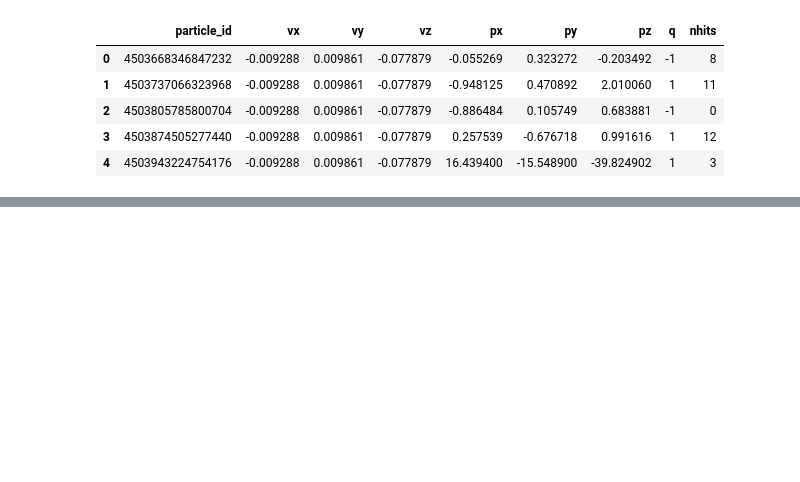
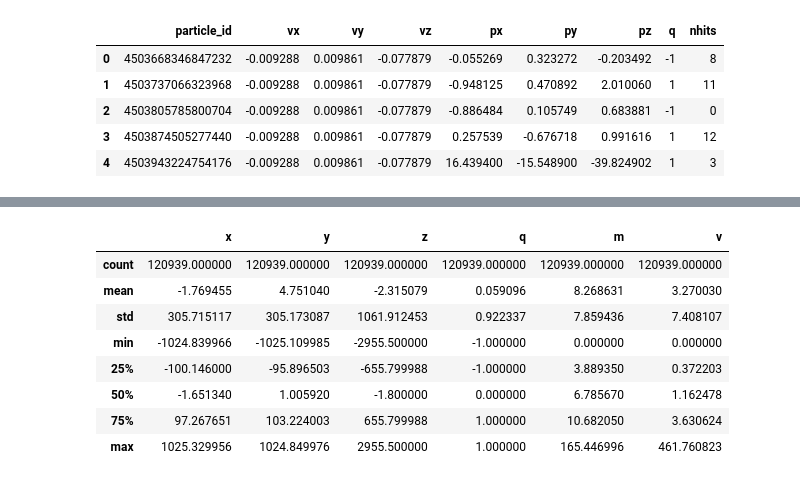
Before and after one commit to Doncurt/TrackML-Challege, a Jupyter notebook: visualizations.ipynb, the cells around one changed output, grey strips where cells are left out. Saved outputs shown, nothing was run; the diff lists cells and outputs as text; code cells hidden in the pictures; blank space fills up the shorter version.

```diff
--- a/visualizations.ipynb
+++ b/visualizations.ipynb
@@ -103,8 +107,9 @@ show_ten(truth)
 # %%
 def match_particle(hit):
     particle_id = truth.loc[truth["hit_id"]==hit]["particle_id"].iloc[0]
+    mass = truth.loc[truth["hit_id"]==hit]["weight"].iloc[0]
     particle = particles.loc[particles["particle_id"] == particle_id]
-    return particle
-
+    return (particle, mass)
+    truth.loc[ truth["columnanme"] == "some values"]
 match_particle(6)
 # %% [output]
@@ -113 +121,9 @@ match_particle(6)
+# %%
+def unpacker(value):
+    #This step is crucial
+    list_val = list(value)
+    if len(list_val) < 1:
+        return 0
+    else:
+        return list_val[0]
 # %%
@@ -176,0 +192,14 @@ particle df Head
+# %%
+p_df = build_display_df()
+# %%
+p_df.describe()
+# %% [output]
+|  | x | y | z | q | m | v |
+| count | 120939.000000 | 120939.000000 | 120939.000000 | 120939.000000 | 120939.000000 | 120939.000000 |
+| mean | -1.769455 | 4.751040 | -2.315079 | 0.059096 | 8.268631 | 3.270030 |
+| std | 305.715117 | 305.173087 | 1061.912453 | 0.922337 | 7.859436 | 7.408107 |
+| min | -1024.839966 | -1025.109985 | -2955.500000 | -1.000000 | 0.000000 | 0.000000 |
+| 25% | -100.146000 | -95.896503 | -655.799988 | -1.000000 | 3.889350 | 0.372203 |
+| 50% | -1.651340 | 1.005920 | -1.800000 | 0.000000 | 6.785670 | 1.162478 |
+| 75% | 97.267651 | 103.224003 | 655.799988 | 1.000000 | 10.682050 | 3.630624 |
+| max | 1025.329956 | 1024.849976 | 2955.500000 | 1.000000 | 165.446996 | 461.760823 |
```
Also changed, not shown: parts of 20 cells of this notebook, 2 other files.
